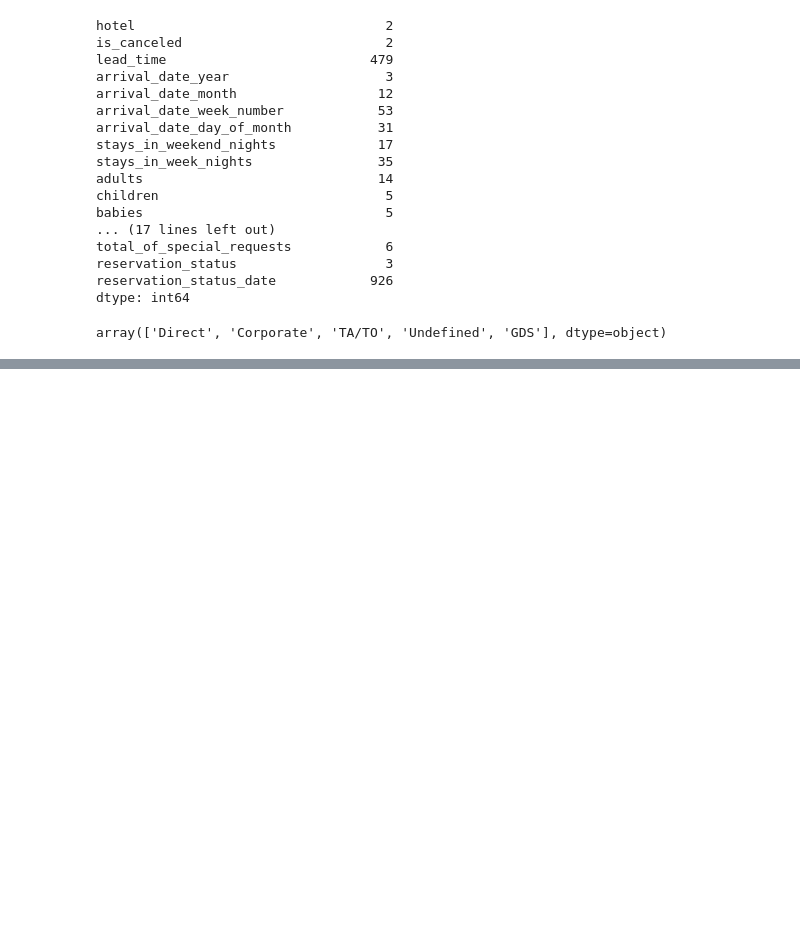
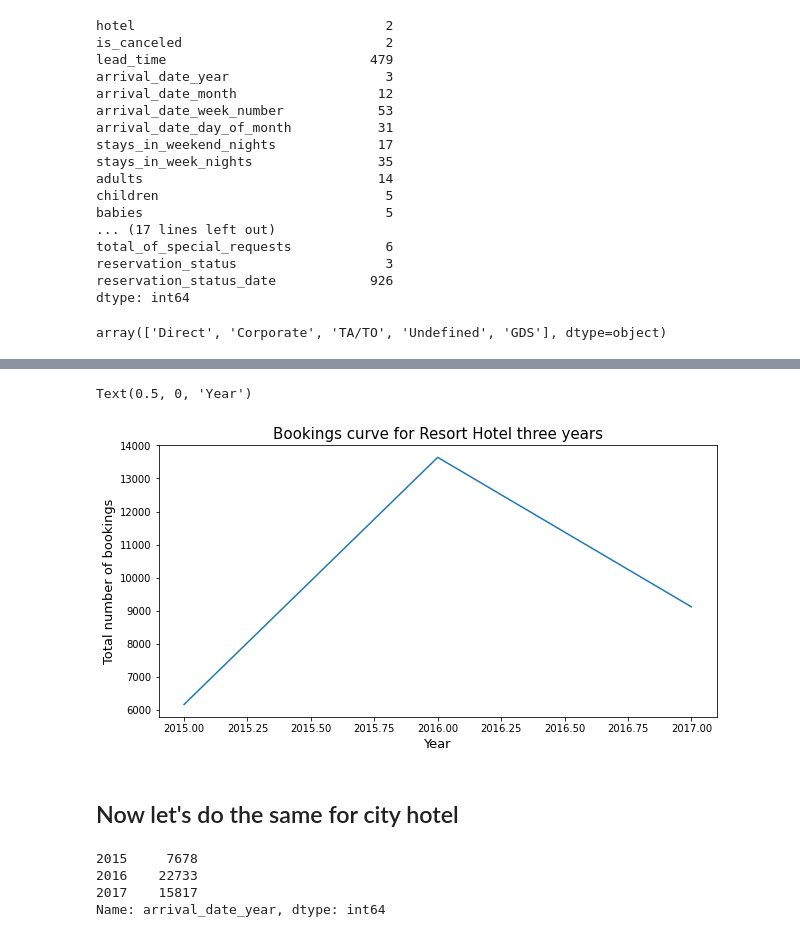
Before and after one commit to Tawheed-DS/Hotel-booking-analysis, a Jupyter notebook: CH_Tawheed_Hotel_Booking_Analysis_Capstone_Project.ipynb, the cells around one changed output, grey strips where cells are left out. Cells and saved outputs as stored; diff of their text form; code cells hidden in the pictures; blank space fills up the shorter version.

```diff
--- a/CH_Tawheed_Hotel_Booking_Analysis_Capstone_Project.ipynb
+++ b/CH_Tawheed_Hotel_Booking_Analysis_Capstone_Project.ipynb
@@ -188,0 +187,3 @@ new_df.head()
+# %%
+#Create a dataframe which has only non-cancelled bookings
+Non_cancelled_bookings = new_df[new_df['is_canceled']==0]
@@ -188,0 +208,27 @@ new_df.head()
+# %%
+#Create a figure of required size
+plt.rcParams['figure.figsize'] = (10, 5)
+# Create the plot object
+plt.plot(resort_hotel_sales)
+# x = index, y = value
+# dataframe (10 columns):   x = 'col5', y = 'col7'
+
+plt.title('Bookings curve for Resort Hotel three years',fontdict = {'fontsize':15})
+plt.ylabel('Total number of bookings',fontdict = {'fontsize':13})
+plt.xlabel('Year',fontdict = {'fontsize':13})
+# %% [output]
+Text(0.5, 0, 'Year')
+[figure, added]
+# %% [markdown]
+## Now let's do the same for city hotel
+# %%
+#Apply the required boolean
+city_hotel_sales = Non_cancelled_bookings[Non_cancelled_bookings['hotel']=='City Hotel']['arrival_date_year'].value_counts()
+#Sort by years
+city_hotel_sales = city_hotel_sales.sort_index()
+city_hotel_sales
+# %% [output]
+2015     7678
+2016    22733
+2017    15817
+Name: arrival_date_year, dtype: int64
```
Also changed, not shown: parts of 68 cells of this notebook.
